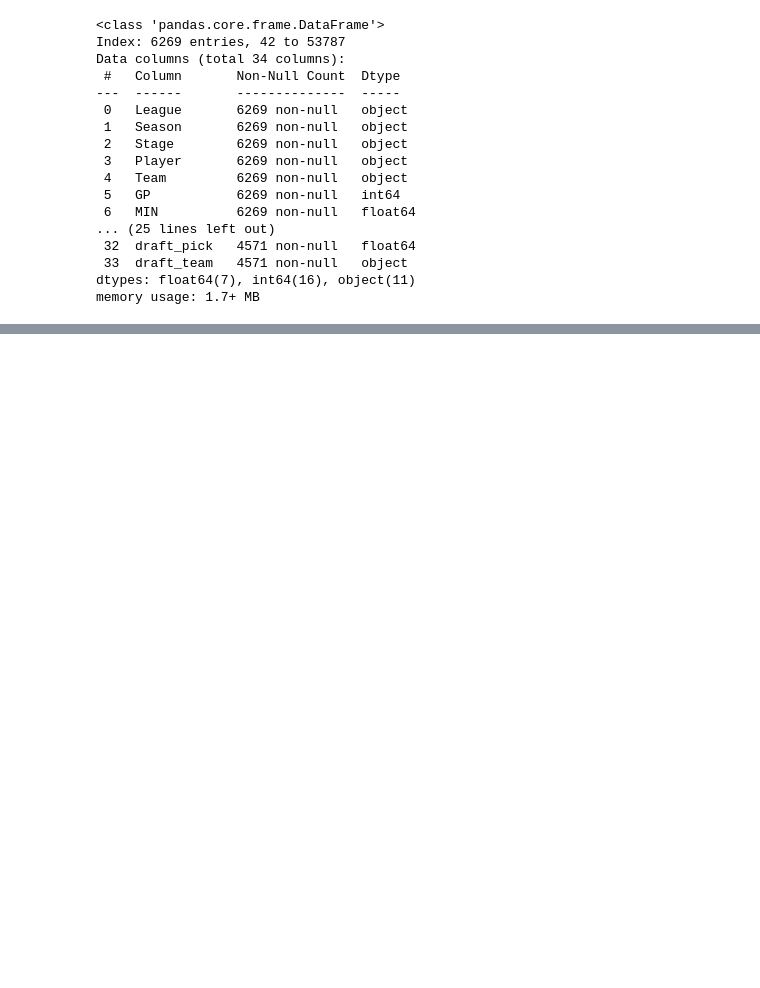
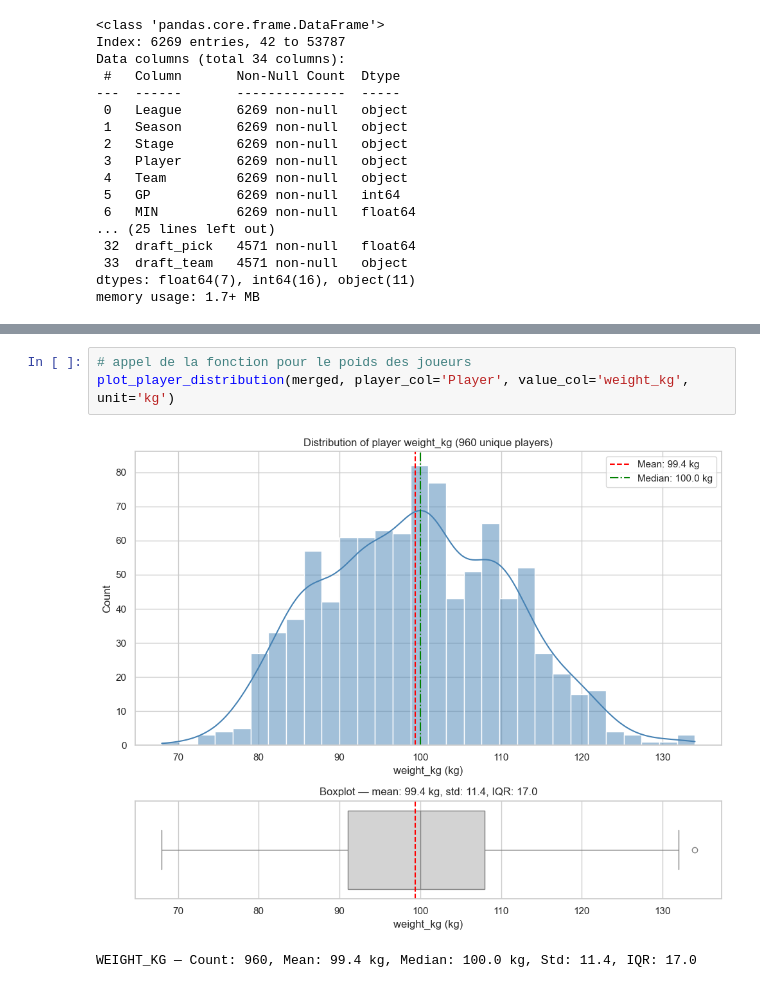
Before and after one commit to Raf-Alb/Data-Science-Group-Q, a Jupyter notebook: Projet.ipynb, the cells around one changed output, grey strips where cells are left out. Drawn from its saved outputs; the diff is of its cells as text; blank space fills up the shorter version.

```diff
--- a/Projet.ipynb
+++ b/Projet.ipynb
@@ -396,0 +381,6 @@ Count: 3603, Mean: 200.4 cm, Median: 201.0 cm, Std: 8.4 cm, IQR: 13.0 cm
+# %%
+# appel de la fonction pour le poids des joueurs
+plot_player_distribution(merged, player_col='Player', value_col='weight_kg', unit='kg')
+# %% [output]
+[figure, added]
+WEIGHT_KG — Count: 960, Mean: 99.4 kg, Median: 100.0 kg, Std: 11.4, IQR: 17.0
```
Also changed, not shown: parts of 25 cells of this notebook, 2 other files.
